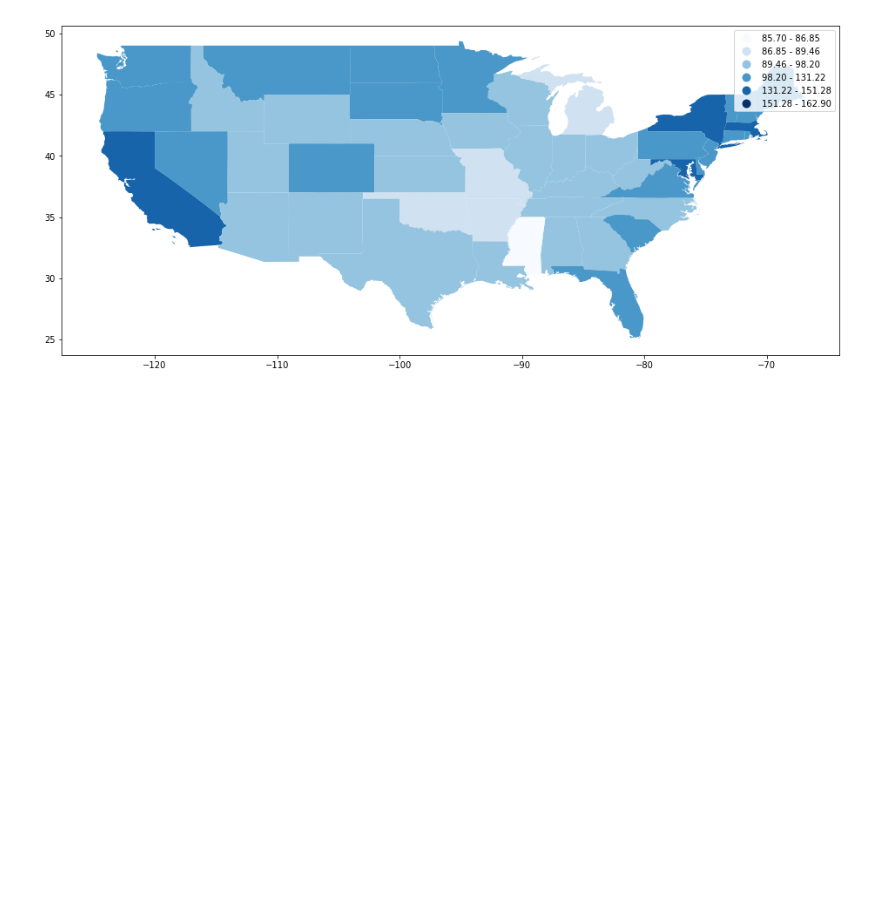
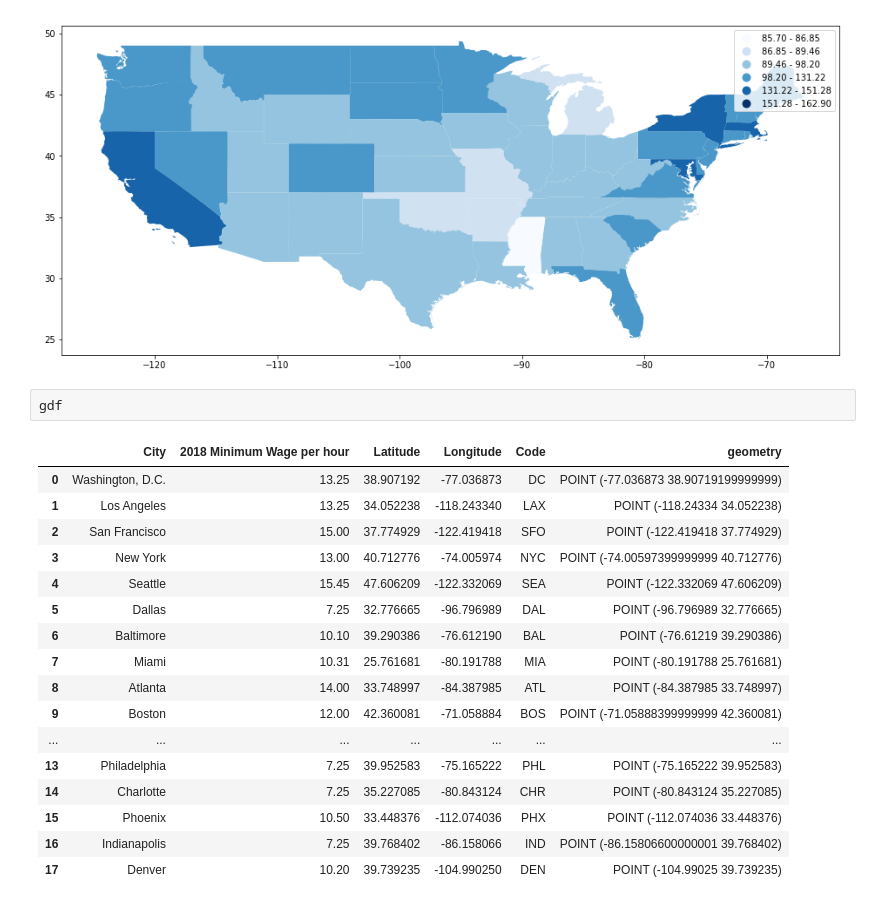
Before and after one commit to Saranyanv/test, a Jupyter notebook: 455_Assignment5.ipynb, the cells around one changed output. Saved outputs shown, nothing was run; the diff lists cells and outputs as text; blank space fills up the shorter version.

```diff
--- a/455_Assignment5.ipynb
+++ b/455_Assignment5.ipynb
@@ -185,3 +185,23 @@ ax = merged.dropna().plot(column='Index', cmap=cmap, figsize=figsize, scheme='pe
 ax.set_aspect('equal')
 # %% [output]
 [figure]
+# %%
+gdf
+# %% [output]
+|  | City | 2018 Minimum Wage per hour | Latitude | Longitude | Code | geometry |
+| 0 | Washington, D.C. | 13.25 | 38.907192 | -77.036873 | DC | POINT (-77.036873 38.90719199999999) |
+| 1 | Los Angeles | 13.25 | 34.052238 | -118.243340 | LAX | POINT (-118.24334 34.052238) |
+| 2 | San Francisco | 15.00 | 37.774929 | -122.419418 | SFO | POINT (-122.419418 37.774929) |
+| 3 | New York | 13.00 | 40.712776 | -74.005974 | NYC | POINT (-74.00597399999999 40.712776) |
+| 4 | Seattle | 15.45 | 47.606209 | -122.332069 | SEA | POINT (-122.332069 47.606209) |
+| 5 | Dallas | 7.25 | 32.776665 | -96.796989 | DAL | POINT (-96.796989 32.776665) |
+| 6 | Baltimore | 10.10 | 39.290386 | -76.612190 | BAL | POINT (-76.61219 39.290386) |
+| 7 | Miami | 10.31 | 25.761681 | -80.191788 | MIA | POINT (-80.191788 25.761681) |
+| 8 | Atlanta | 14.00 | 33.748997 | -84.387985 | ATL | POINT (-84.387985 33.748997) |
+| 9 | Boston | 12.00 | 42.360081 | -71.058884 | BOS | POINT (-71.05888399999999 42.360081) |
+| ... | ... | ... | ... | ... | ... | ... |
+| 13 | Philadelphia | 7.25 | 39.952583 | -75.165222 | PHL | POINT (-75.165222 39.952583) |
+| 14 | Charlotte | 7.25 | 35.227085 | -80.843124 | CHR | POINT (-80.843124 35.227085) |
+| 15 | Phoenix | 10.50 | 33.448376 | -112.074036 | PHX | POINT (-112.074036 33.448376) |
+| 16 | Indianapolis | 7.25 | 39.768402 | -86.158066 | IND | POINT (-86.15806600000001 39.768402) |
+| 17 | Denver | 10.20 | 39.739235 | -104.990250 | DEN | POINT (-104.99025 39.739235) |
```
Also changed, not shown: parts of 11 cells of this notebook.
